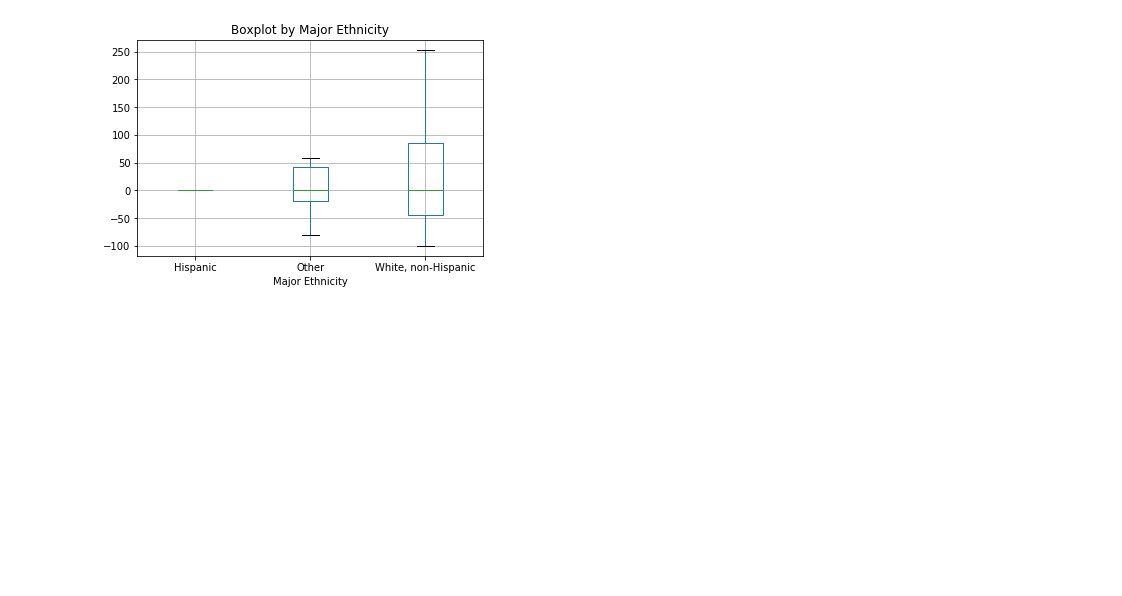
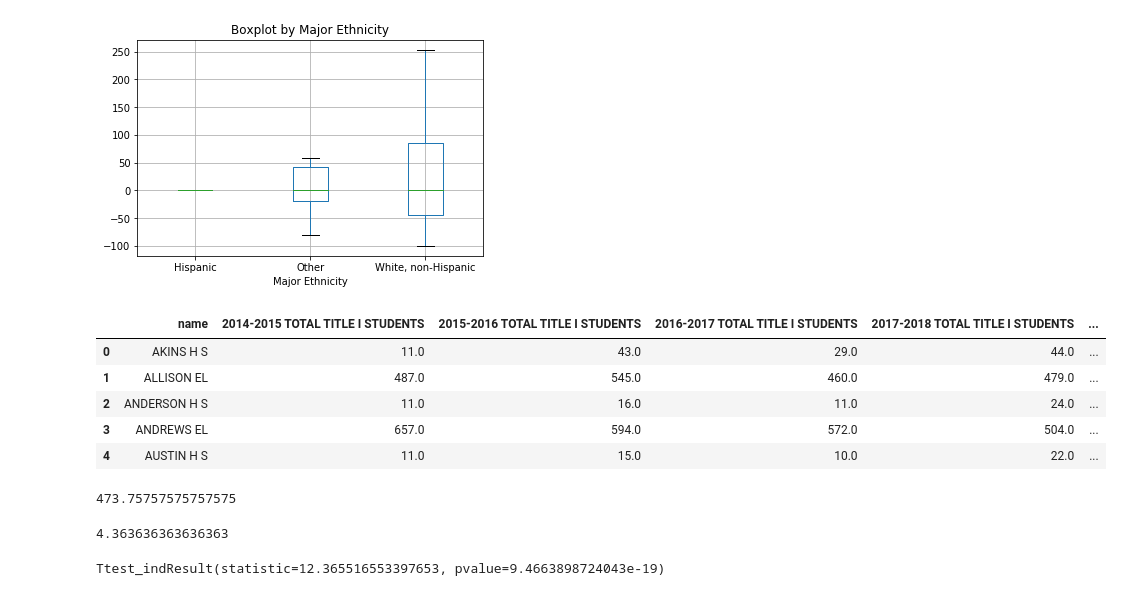
Before and after one commit to camfoy/Title-I-Enrollment-Project, a Jupyter notebook: Austin_ISD_Stats.ipynb, the cells around one changed output. Drawn from its saved outputs; the diff is of its cells as text; code cells hidden in the pictures; blank space fills up the shorter version.

Commit message:
add stat sig code to demonstrate income inequ

```diff
--- a/Austin_ISD_Stats.ipynb
+++ b/Austin_ISD_Stats.ipynb
@@ -203,3 +216,30 @@ plt.title('Boxplot by Major Ethnicity')
 # %% [output]
 Text(0.5, 1.0, 'Boxplot by Major Ethnicity')
 [figure]
+# %%
+new_total_df = title_one_df[['name', '2014-2015 TOTAL TITLE I STUDENTS', '2015-2016 TOTAL TITLE I STUDENTS', '2016-2017 TOTAL TITLE I STUDENTS', '2017-2018 TOTAL TITLE I STUDENTS']]
+ethnicity_total_df = pd.merge(new_total_df, ethnicity_df, how='inner', on='name')
+ethnicity_total_df.replace(np.inf, 100, inplace=True)
+ethnicity_total_df.replace(np.nan, 0, inplace=True)
+ethnicity_total_df.head()
+# %% [output]
+|  | name | 2014-2015 TOTAL TITLE I STUDENTS | 2015-2016 TOTAL TITLE I STUDENTS | 2016-2017 TOTAL TITLE I STUDENTS | 2017-2018 TOTAL TITLE I STUDENTS | ... |
+| 0 | AKINS H S | 11.0 | 43.0 | 29.0 | 44.0 | ... |
+| 1 | ALLISON EL | 487.0 | 545.0 | 460.0 | 479.0 | ... |
+| 2 | ANDERSON H S | 11.0 | 16.0 | 11.0 | 24.0 | ... |
+| 3 | ANDREWS EL | 657.0 | 594.0 | 572.0 | 504.0 | ... |
+| 4 | AUSTIN H S | 11.0 | 15.0 | 10.0 | 22.0 | ... |
+# %%
+hispanic_pop = ethnicity_total_df[ethnicity_total_df['Hispanic']>=50]
+hispanic_pop['2017-2018 TOTAL TITLE I STUDENTS'].mean()
+# %% [output]
+473.75757575757575
+# %%
+white_non_h_pop = ethnicity_total_df[ethnicity_total_df['White, non-Hispanic']>=50]
+white_non_h_pop['2017-2018 TOTAL TITLE I STUDENTS'].mean()
+# %% [output]
+4.363636363636363
+# %%
+stats.ttest_ind(hispanic_pop['2017-2018 TOTAL TITLE I STUDENTS'], white_non_h_pop['2017-2018 TOTAL TITLE I STUDENTS'], equal_var=False)
+# %% [output]
+Ttest_indResult(statistic=12.365516553397653, pvalue=9.4663898724043e-19)
```
Also changed, not shown: parts of 6 cells of this notebook.
